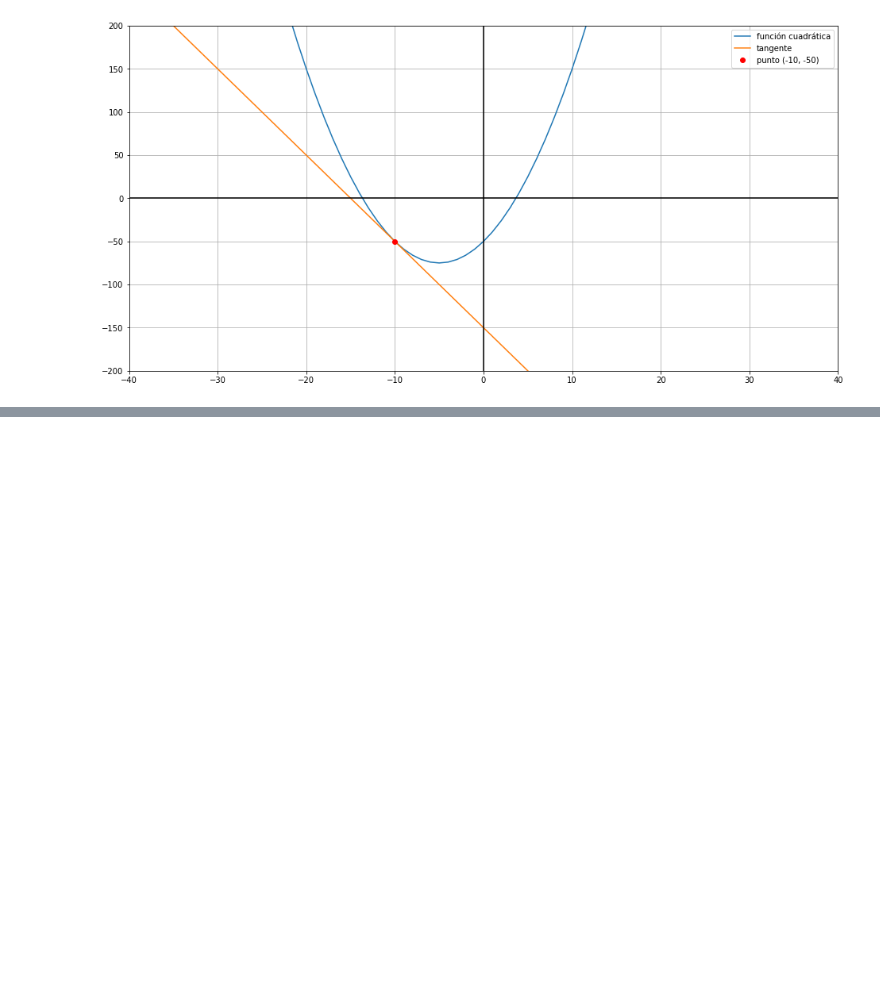
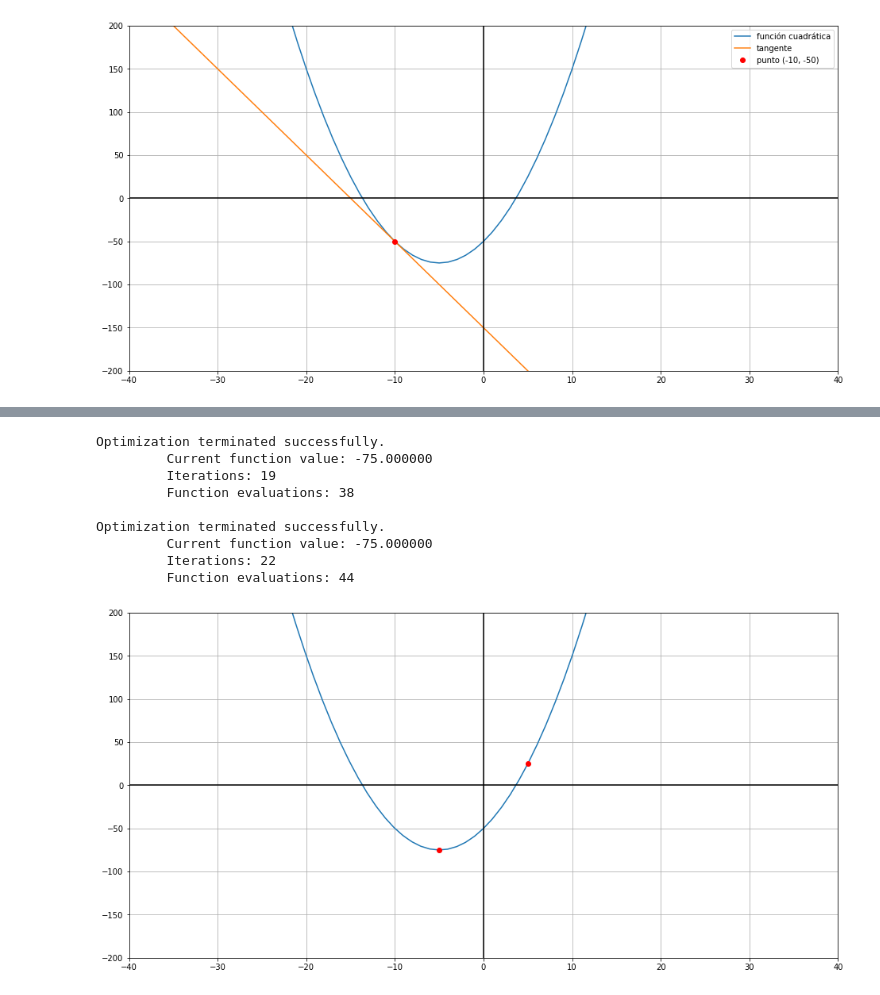
Before and after one commit to Deotratierra/fullstack, a Jupyter notebook: backend/src/001-matematicas/analisis/funciones/derivadas.ipynb, the cells around one changed output, grey strips where cells are left out. Drawn from its saved outputs; the diff is of its cells as text; code cells hidden in the pictures; blank space fills up the shorter version.

Commit message:
Calculate minimum of function with scipy example added [ci skip]

```diff
--- a/backend/src/001-matematicas/analisis/funciones/derivadas.ipynb
+++ b/backend/src/001-matematicas/analisis/funciones/derivadas.ipynb
@@ -87,3 +111,52 @@ En matemáticas, los **máximos** y **mínimos** de una función, conocidos cole
+# %%
+import numpy as np
+import pylab
+from scipy.optimize import fmin  # Función para calcular el mínimo de una función
+
+# Función
+f = lambda x: x**2 + 10*x -50
+
+# Rangos
+x = np.linspace(-100, 101, 200)
+y = f(x)  # Función f(x)
+
+x0 = -10  # Empezando desde x=-10
+xmin0 = fmin(f, x0)
+
+x1 = 5  # Empezando desde x = 5
+xmin1 = fmin(f, x1)
+
+# --------------------------------------
+
+# Instanciamos figura
+fig, ax = plt.subplots(figsize=(16, 8))
+plt.xlim(-40, 40)
+plt.ylim(-200, 200)
+
+ax.plot(x, y)
+# Pinta el mínimo encontrado empezando desde x0
+ax.plot(xmin0, f(xmin0), 'ro')
+# Pinta el mínimo encontrado empezando desde x1
+ax.plot(x1, f(x1), 'ro')
+
+
+# Líneas de ejes 0
+ax.axhline(y=0, color='k')
+ax.axvline(x=0, color='k')
+
+plt.grid()
+plt.show()
+# %% [output]
+Optimization terminated successfully.
+         Current function value: -75.000000
+         Iterations: 19
+         Function evaluations: 38
+
+Optimization terminated successfully.
+         Current function value: -75.000000
+         Iterations: 22
+         Function evaluations: 44
+[figure, added]
 # %% [markdown]
 > Fuentes:
 - https://es.wikipedia.org/wiki/Extremos_de_una_funci%C3%B3n
```
Also changed, not shown: parts of 6 cells of this notebook, 4 other files.
